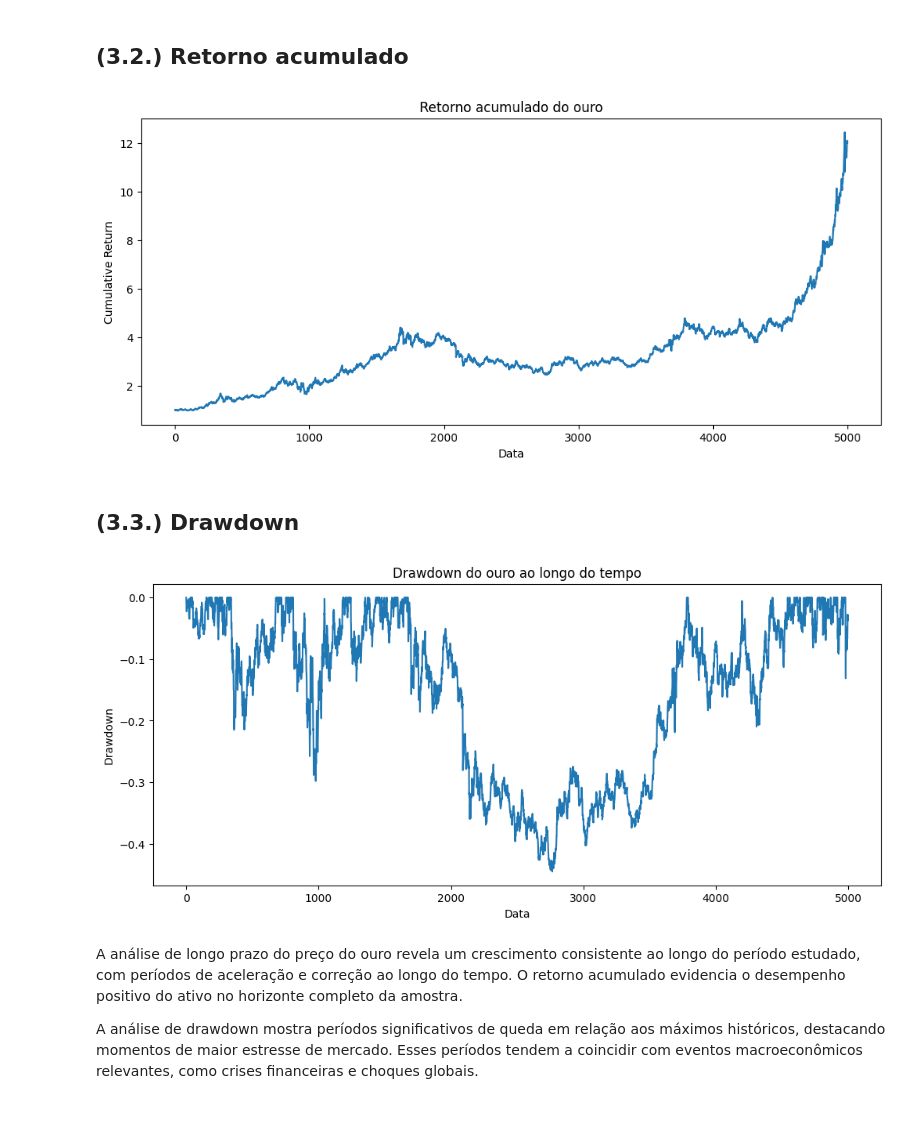
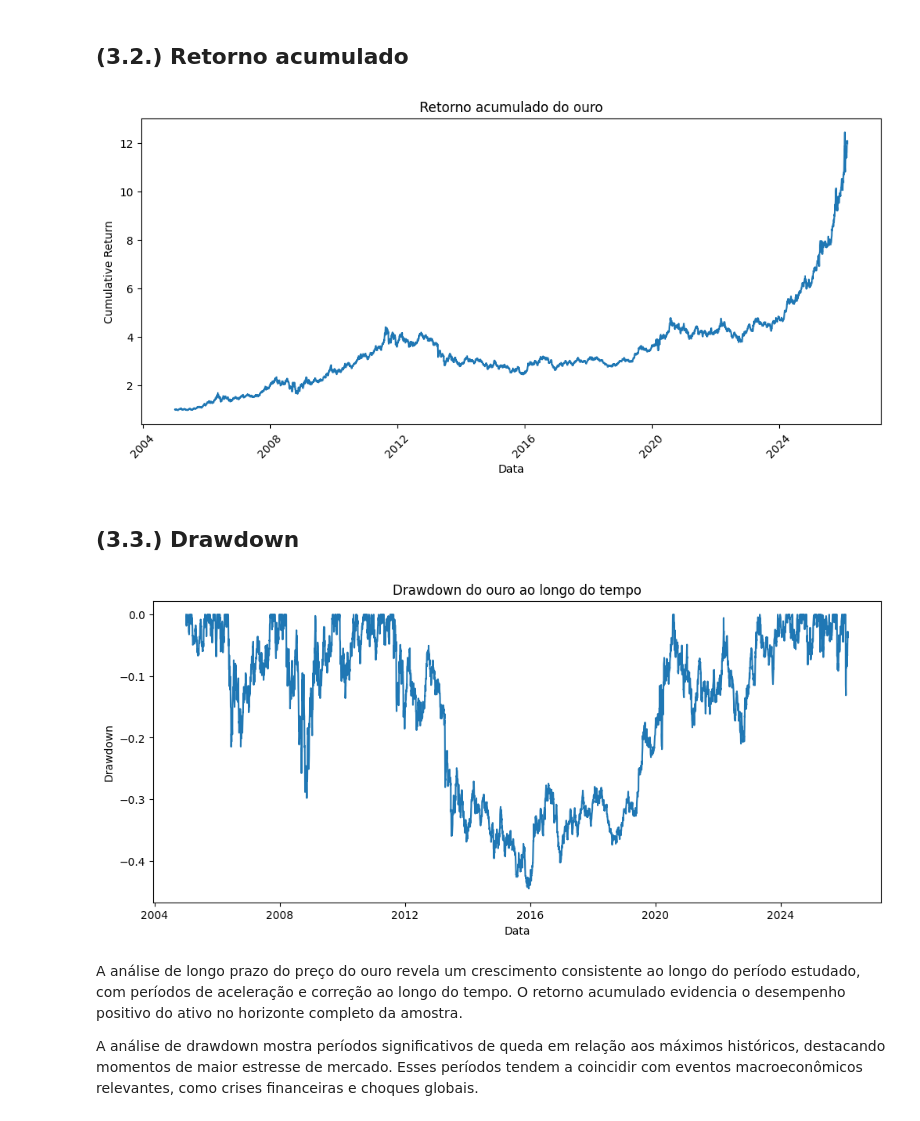
Before and after one commit to lalipedrozo/PUC_MVP_Analise_de_Dados, a Jupyter notebook: PUC_MVP_Analise_de_Dados.ipynb, the cells around one changed output. Drawn from its saved outputs; the diff is of its cells as text; code cells hidden in the pictures.

```diff
--- a/PUC_MVP_Analise_de_Dados.ipynb
+++ b/PUC_MVP_Analise_de_Dados.ipynb
@@ -469,43 +469,66 @@ plt.show()
 # %%
 # Retorno acumulado
 
-# 1. criar retorno diário (caso não exista no estado atual)
+# garantir ordem temporal
+df = df.sort_index()
+
+# garantir retorno
 df['Return_1d'] = df['Price'].pct_change()
 
-# 2. criar retorno acumulado
+# retorno acumulado
 df['Cumulative_Return'] = (1 + df['Return_1d']).cumprod()
 
-# 3. remover NaNs gerados pelo pct_change
 df = df.dropna()
 
-# 4. plot
+# RESET SÓ PARA PLOT (IMPORTANTE)
+plot_df = df.reset_index()
+
 plt.figure(figsize=(12,5))
-plt.plot(df.index, df['Cumulative_Return'])
+
+plt.plot(plot_df['Date'], plot_df['Cumulative_Return'])
 
 plt.title('Retorno acumulado do ouro')
 plt.xlabel('Data')
 plt.ylabel('Cumulative Return')
+
+plt.xticks(rotation=45)
+
 plt.show()
 # %% [output]
-[figure, old version]
+[figure, new version]
 # %% [markdown]
 ## (3.3.) Drawdown
 # %%
 # Drawdown
-# pico acumulado
+
+# 1. GARANTIR ORDEM TEMPORAL
+df = df.sort_index()
+
+# 2. GARANTIR RETORNO E ACUMULADO
+df['Return_1d'] = df['Price'].pct_change()
+df['Cumulative_Return'] = (1 + df['Return_1d']).cumprod()
+
+# 3. CÁLCULO DE DRAWNDOWN
 df['Cumulative_Max'] = df['Cumulative_Return'].cummax()
-
-# drawdown
 df['Drawdown'] = df['Cumulative_Return'] / df['Cumulative_Max'] - 1
 
+df = df.dropna()
+
+# 4. RESET SÓ PARA PLOT (CORREÇÃO DO SEU BUG)
+plot_df = df.reset_index()
+
+# 5. PLOT CORRETO
 plt.figure(figsize=(12,5))
-plt.plot(df.index, df['Drawdown'])
+
+plt.plot(plot_df['Date'], plot_df['Drawdown'])
+
 plt.title('Drawdown do ouro ao longo do tempo')
 plt.xlabel('Data')
 plt.ylabel('Drawdown')
+
 plt.show()
 # %% [output]
-[figure, old version]
+[figure, new version]
 # %% [markdown]
 A análise de longo prazo do preço do ouro revela um crescimento consistente ao longo do período estudado, com períodos de aceleração e correção ao longo do tempo. O retorno acumulado evidencia o desempenho positivo do ativo no horizonte completo da amostra.
 
```
Also changed, not shown: parts of 16 cells of this notebook.
